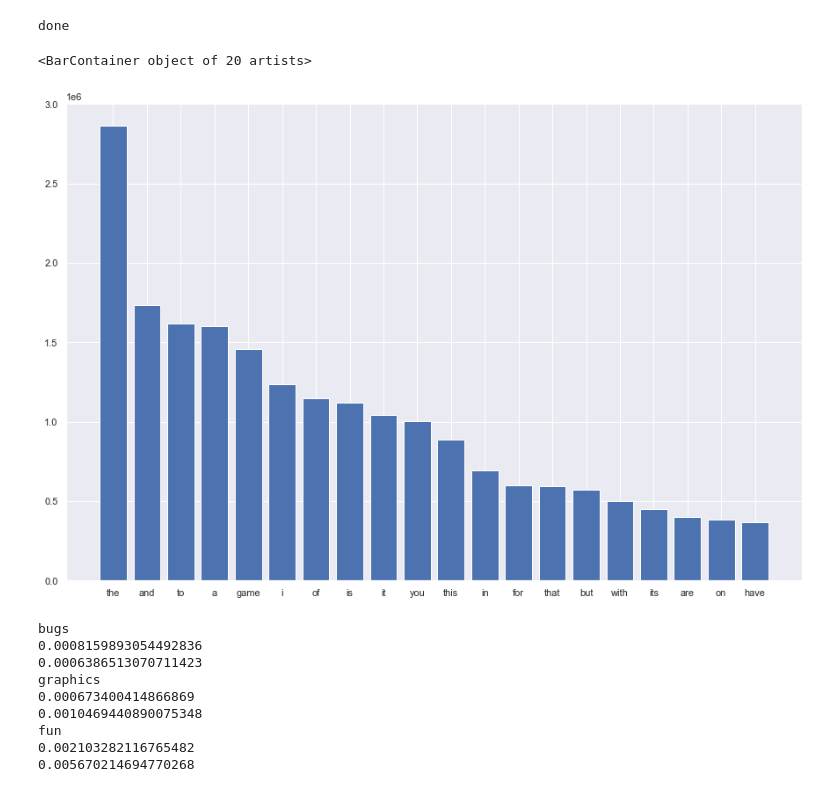
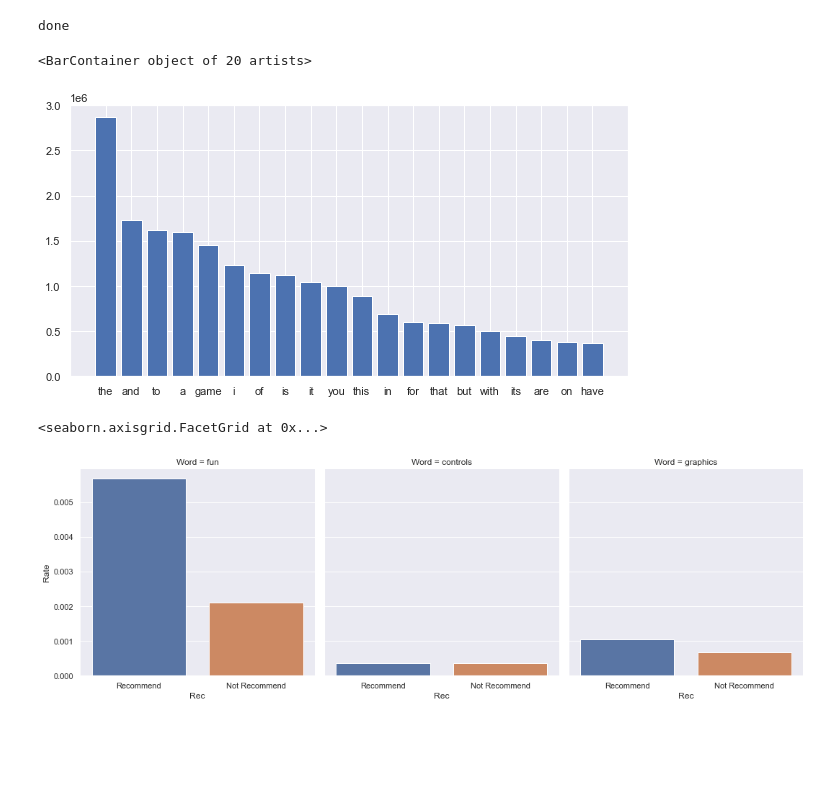
Before and after one commit to gfry99/453-Final-Project, a Jupyter notebook: 453-Final-Proj-PleaseCompile.ipynb, the cells around one changed output. Saved outputs shown, nothing was run; the diff lists cells and outputs as text; code cells hidden in the pictures; blank space fills up the shorter version.

Commit message:
added box plot, cat plot, and description for pairplot

```diff
--- a/453-Final-Proj-PleaseCompile.ipynb
+++ b/453-Final-Proj-PleaseCompile.ipynb
@@ -318,35 +320,35 @@ print("done")
 # %% [output]
 done
 # %%
+#get the top words from all reviews
 top_words = sorted(word_count_all.items(), key=lambda item: item[1], reverse=True)[:20]
 word = list(zip(*top_words))[0]
 count = list(zip(*top_words))[1]
+plt.figure(figsize=(10,5))
 plt.bar(word, count)
 # %% [output]
 <BarContainer object of 20 artists>
-[figure, old version]
+[figure, new version]
 # %%
-#compare words between occurance between recommended and not
-print("bugs")
-print(word_count_nr["bugs"]/sum(word_count_nr.values()))
-print(word_count_r["bugs"]/sum(word_count_r.values()))
+#compare words occurance rate between recommended and not recommended reviews
 
-print("graphics")
-print(word_count_nr["graphics"]/sum(word_count_nr.values()))
-print(word_count_r["graphics"]/sum(word_count_r.values()))
+#pass in list of words and get not recommended and recommended rates for each word
+def get_rates(words):
+    word_rates = []
+    for word in words:
+        not_rec_rate = word_count_nr[word]/sum(word_count_nr.values())
+        rec_rate = word_count_r[word]/sum(word_count_r.values())
+        word_rates.append((word, "Recommend", rec_rate))
+        word_rates.append((word, "Not Recommend", not_rec_rate))
+    return word_rates
+#choose words to get values
+rates = get_rates(["fun", "controls", "graphics"])
+#create dataframe for catplot
+rates_df = pd.DataFrame.from_records(rates, columns =['Word', 'Rec', 'Rate'])
 
-print("fun")
-print(word_count_nr["fun"]/sum(word_count_nr.values()))
-print(word_count_r["fun"]/sum(word_count_r.values()))
+sns.catplot(x="Rec", y="Rate", col="Word", data=rates_df, kind="bar")
 # %% [output]
-bugs
-0.0008159893054492836
-0.0006386513070711423
-graphics
-0.000673400414866869
-0.0010469440890075348
-fun
-0.002103282116765482
-0.005670214694770268
+<seaborn.axisgrid.FacetGrid at 0x...>
+[figure, added]
 # %%
 #pair plot
```
Also changed, not shown: parts of 10 cells of this notebook.
